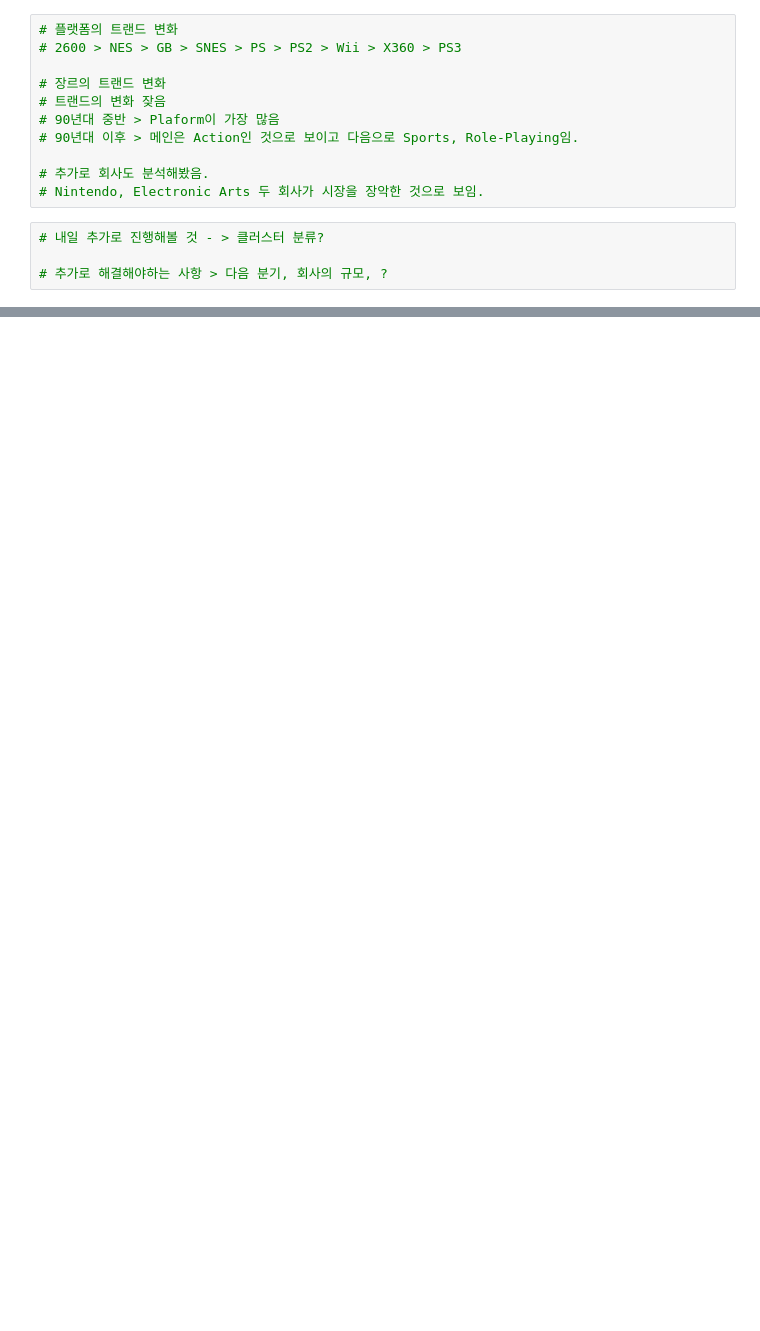
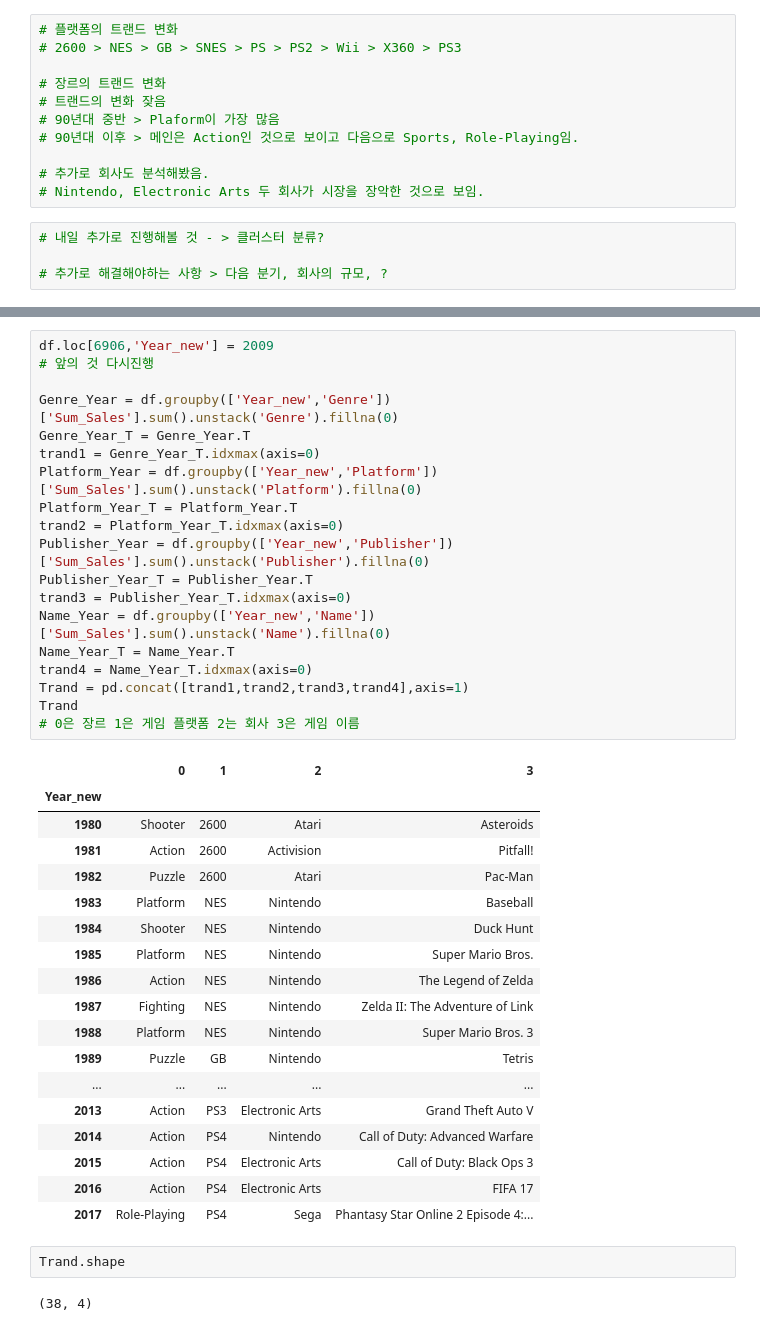
Before and after one commit to Thingjae9/Section1_OwnProject, a Jupyter notebook: Section_1_Project_원명재.ipynb, the cells around one changed output, grey strips where cells are left out. Cells and saved outputs as stored; diff of their text form; blank space fills up the shorter version.

```diff
--- a/Section_1_Project_원명재.ipynb
+++ b/Section_1_Project_원명재.ipynb
@@ -430,0 +468,42 @@ Trand
+# %%
+df.loc[6906,'Year_new'] = 2009
+# 앞의 것 다시진행
+
+Genre_Year = df.groupby(['Year_new','Genre'])['Sum_Sales'].sum().unstack('Genre').fillna(0)
+Genre_Year_T = Genre_Year.T
+trand1 = Genre_Year_T.idxmax(axis=0)
+Platform_Year = df.groupby(['Year_new','Platform'])['Sum_Sales'].sum().unstack('Platform').fillna(0)
+Platform_Year_T = Platform_Year.T
+trand2 = Platform_Year_T.idxmax(axis=0)
+Publisher_Year = df.groupby(['Year_new','Publisher'])['Sum_Sales'].sum().unstack('Publisher').fillna(0)
+Publisher_Year_T = Publisher_Year.T
+trand3 = Publisher_Year_T.idxmax(axis=0)
+Name_Year = df.groupby(['Year_new','Name'])['Sum_Sales'].sum().unstack('Name').fillna(0)
+Name_Year_T = Name_Year.T
+trand4 = Name_Year_T.idxmax(axis=0)
+Trand = pd.concat([trand1,trand2,trand3,trand4],axis=1)
+Trand
+# 0은 장르 1은 게임 플랫폼 2는 회사 3은 게임 이름
+# %% [output]
+|  | 0 | 1 | 2 | 3 |
+| Year_new |  |  |  |  |
+| 1980 | Shooter | 2600 | Atari | Asteroids |
+| 1981 | Action | 2600 | Activision | Pitfall! |
+| 1982 | Puzzle | 2600 | Atari | Pac-Man |
+| 1983 | Platform | NES | Nintendo | Baseball |
+| 1984 | Shooter | NES | Nintendo | Duck Hunt |
+| 1985 | Platform | NES | Nintendo | Super Mario Bros. |
+| 1986 | Action | NES | Nintendo | The Legend of Zelda |
+| 1987 | Fighting | NES | Nintendo | Zelda II: The Adventure of Link |
+| 1988 | Platform | NES | Nintendo | Super Mario Bros. 3 |
+| 1989 | Puzzle | GB | Nintendo | Tetris |
+| ... | ... | ... | ... | ... |
+| 2013 | Action | PS3 | Electronic Arts | Grand Theft Auto V |
+| 2014 | Action | PS4 | Nintendo | Call of Duty: Advanced Warfare |
+| 2015 | Action | PS4 | Electronic Arts | Call of Duty: Black Ops 3 |
+| 2016 | Action | PS4 | Electronic Arts | FIFA 17 |
+| 2017 | Role-Playing | PS4 | Sega | Phantasy Star Online 2 Episode 4:... |
+# %%
+Trand.shape
+# %% [output]
+(38, 4)
```
Also changed, not shown: parts of 12 cells of this notebook.
